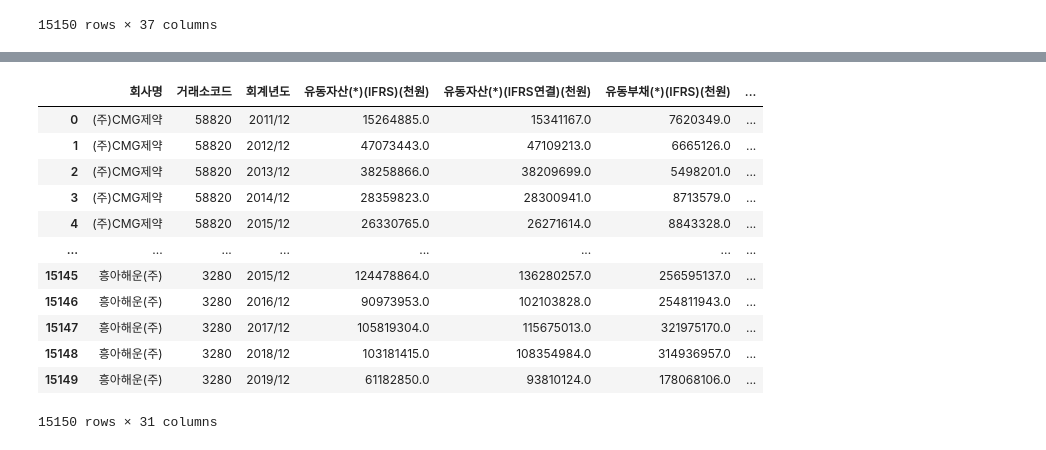
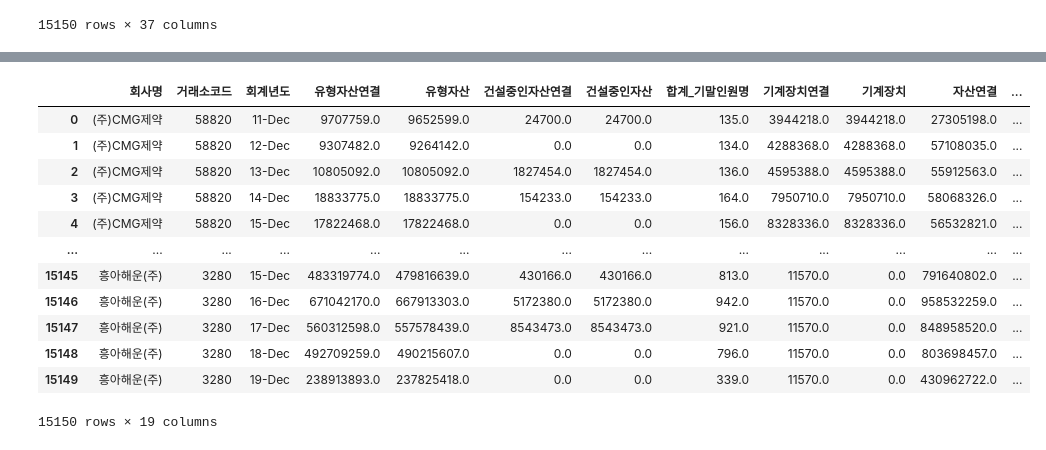
Before and after one commit to Penta-Audit-Technology/jh, a Jupyter notebook: re재무비율함수식 copy.ipynb, the cells around one changed output, grey strips where cells are left out. Saved outputs shown, nothing was run; the diff lists cells and outputs as text; code cells hidden in the pictures.

```diff
--- a/re재무비율함수식 copy.ipynb
+++ b/re재무비율함수식 copy.ipynb
@@ -733,2 +1313,24 @@ activity_tnsdns(df3,'회사명','매출액수익연결','유동자산연결','
 # %%
 df3.to_csv('활동성계산식비율.csv',encoding='cp949')
+# %%
+df4 = pd.read_csv('./비율/생산성지표.csv',encoding='cp949')
+df4.columns = df4.columns.str.replace('\(', '')
+df4.columns = df4.columns.str.replace('\)', '')
+df4.columns = df4.columns.str.replace('\*', '')
+df4.columns = df4.columns.str.replace('IFRS', '')
+df4.columns = df4.columns.str.replace('천원', '')
+df4
+# %% [output]
+|  | 회사명 | 거래소코드 | 회계년도 | 유형자산연결 | 유형자산 | 건설중인자산연결 | 건설중인자산 | 합계_기말인원명 | 기계장치연결 | 기계장치 | 자산연결 | ... |
+| 0 | (주)CMG제약 | 58820 | 11-Dec | 9707759.0 | 9652599.0 | 24700.0 | 24700.0 | 135.0 | 3944218.0 | 3944218.0 | 27305198.0 | ... |
+| 1 | (주)CMG제약 | 58820 | 12-Dec | 9307482.0 | 9264142.0 | 0.0 | 0.0 | 134.0 | 4288368.0 | 4288368.0 | 57108035.0 | ... |
+| 2 | (주)CMG제약 | 58820 | 13-Dec | 10805092.0 | 10805092.0 | 1827454.0 | 1827454.0 | 136.0 | 4595388.0 | 4595388.0 | 55912563.0 | ... |
+| 3 | (주)CMG제약 | 58820 | 14-Dec | 18833775.0 | 18833775.0 | 154233.0 | 154233.0 | 164.0 | 7950710.0 | 7950710.0 | 58068326.0 | ... |
+| 4 | (주)CMG제약 | 58820 | 15-Dec | 17822468.0 | 17822468.0 | 0.0 | 0.0 | 156.0 | 8328336.0 | 8328336.0 | 56532821.0 | ... |
+| ... | ... | ... | ... | ... | ... | ... | ... | ... | ... | ... | ... | ... |
+| 15145 | 흥아해운(주) | 3280 | 15-Dec | 483319774.0 | 479816639.0 | 430166.0 | 430166.0 | 813.0 | 11570.0 | 0.0 | 791640802.0 | ... |
+| 15146 | 흥아해운(주) | 3280 | 16-Dec | 671042170.0 | 667913303.0 | 5172380.0 | 5172380.0 | 942.0 | 11570.0 | 0.0 | 958532259.0 | ... |
+| 15147 | 흥아해운(주) | 3280 | 17-Dec | 560312598.0 | 557578439.0 | 8543473.0 | 8543473.0 | 921.0 | 11570.0 | 0.0 | 848958520.0 | ... |
+| 15148 | 흥아해운(주) | 3280 | 18-Dec | 492709259.0 | 490215607.0 | 0.0 | 0.0 | 796.0 | 11570.0 | 0.0 | 803698457.0 | ... |
+| 15149 | 흥아해운(주) | 3280 | 19-Dec | 238913893.0 | 237825418.0 | 0.0 | 0.0 | 339.0 | 11570.0 | 0.0 | 430962722.0 | ... |
+15150 rows × 19 columns
@@ -735,17 +1366,2 @@ df3.to_csv('활동성계산식비율.csv',encoding='cp949')
 # %%
-df4 = pd.read_csv('./비율/안정성비율.csv',encoding='cp949')
-df4
+df4.to_csv('생산성계산식비율.csv',encoding='cp949',index=False)
-# %% [output]
-|  | 회사명 | 거래소코드 | 회계년도 | 유동자산(*)(IFRS)(천원) | 유동자산(*)(IFRS연결)(천원) | 유동부채(*)(IFRS)(천원) | ... |
-| 0 | (주)CMG제약 | 58820 | 2011/12 | 15264885.0 | 15341167.0 | 7620349.0 | ... |
-| 1 | (주)CMG제약 | 58820 | 2012/12 | 47073443.0 | 47109213.0 | 6665126.0 | ... |
-| 2 | (주)CMG제약 | 58820 | 2013/12 | 38258866.0 | 38209699.0 | 5498201.0 | ... |
-| 3 | (주)CMG제약 | 58820 | 2014/12 | 28359823.0 | 28300941.0 | 8713579.0 | ... |
-| 4 | (주)CMG제약 | 58820 | 2015/12 | 26330765.0 | 26271614.0 | 8843328.0 | ... |
-| ... | ... | ... | ... | ... | ... | ... | ... |
-| 15145 | 흥아해운(주) | 3280 | 2015/12 | 124478864.0 | 136280257.0 | 256595137.0 | ... |
-| 15146 | 흥아해운(주) | 3280 | 2016/12 | 90973953.0 | 102103828.0 | 254811943.0 | ... |
-| 15147 | 흥아해운(주) | 3280 | 2017/12 | 105819304.0 | 115675013.0 | 321975170.0 | ... |
-| 15148 | 흥아해운(주) | 3280 | 2018/12 | 103181415.0 | 108354984.0 | 314936957.0 | ... |
-| 15149 | 흥아해운(주) | 3280 | 2019/12 | 61182850.0 | 93810124.0 | 178068106.0 | ... |
-15150 rows × 31 columns
```
Also changed, not shown: parts of 23 cells of this notebook, 9 other files.
